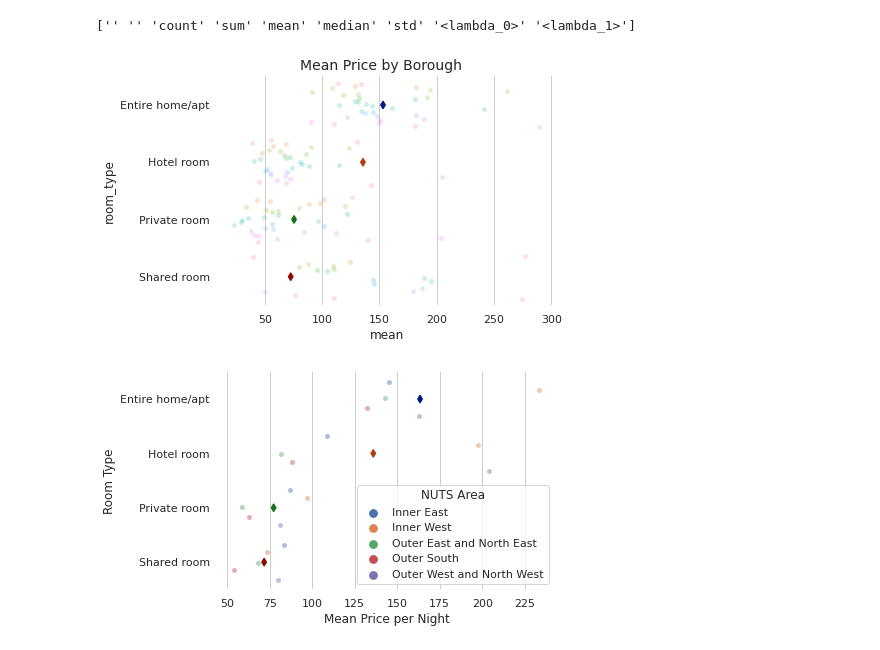
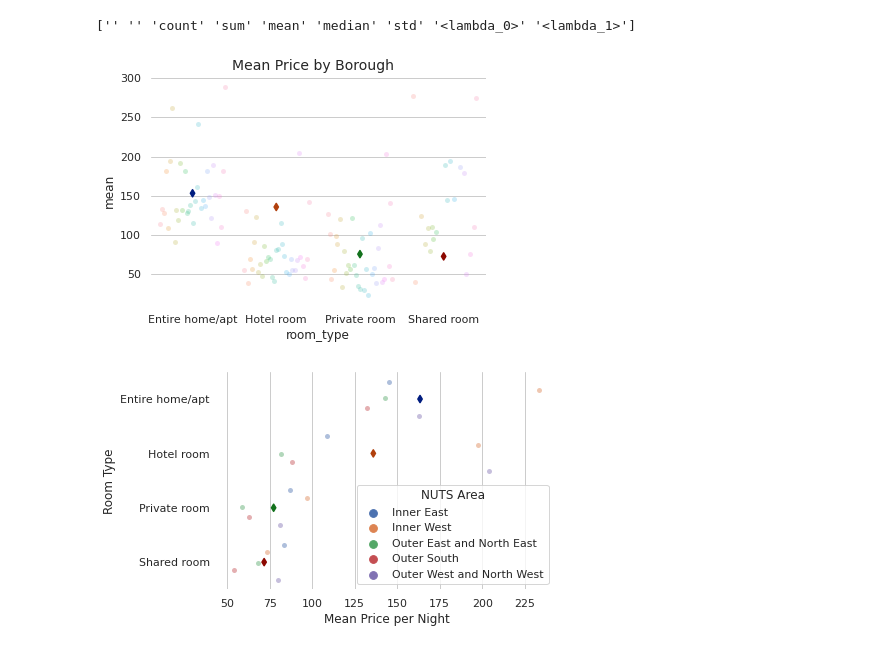
Before and after one commit to ShiraoZhang/i2p, a Jupyter notebook: Assessment-3-Template-Notebook.ipynb, the cells around one changed output. Cells and saved outputs as stored; diff of their text form; code cells hidden in the pictures.

```diff
--- a/Assessment-3-Template-Notebook.ipynb
+++ b/Assessment-3-Template-Notebook.ipynb
@@ -156,25 +156,25 @@ la_data2.columns = cols
 # %%
 sns.set_theme(style="whitegrid")
 
 f, ax = plt.subplots()
 sns.despine(bottom=True, left=True)
 
 ## Show each observation with a scatterplot
 ## https://seaborn.pydata.org/examples/jitter_stripplot.html
-g = sns.stripplot(x="mean", y="room_type", hue="name",
+g = sns.stripplot(x="room_type", y="mean", hue="name",
               data=la_data2, dodge=True, alpha=.25, zorder=1)
 g.legend_.remove()
 
 ## Show the mean of means
-sns.pointplot(x="mean", y="room_type",
+sns.pointplot(x="room_type", y="mean",
               data=la_data2.groupby('room_type').agg('mean').reset_index(),
               dodge=.232, join=False, palette="dark",
               markers="d", scale=.75, ci=None)
 
 plt.gcf().subplots_adjust(top=0.92)
 f.suptitle('Mean Price by Borough', fontsize=14);
 # %% [output]
-[figure, old version]
+[figure, new version]
 # %%
 ## Grouping on a Custom Mapping
 mapping = {}
```
Also changed, not shown: parts of 3 cells of this notebook.
